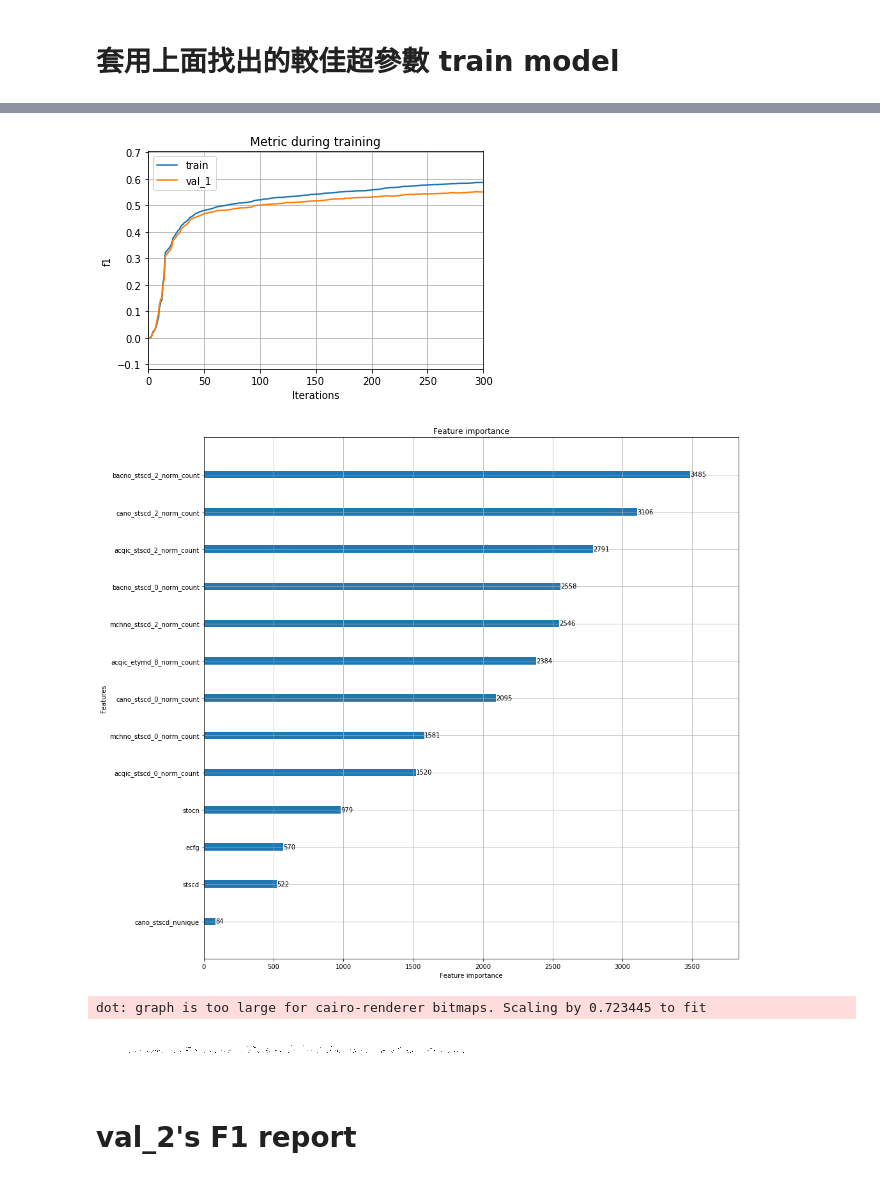
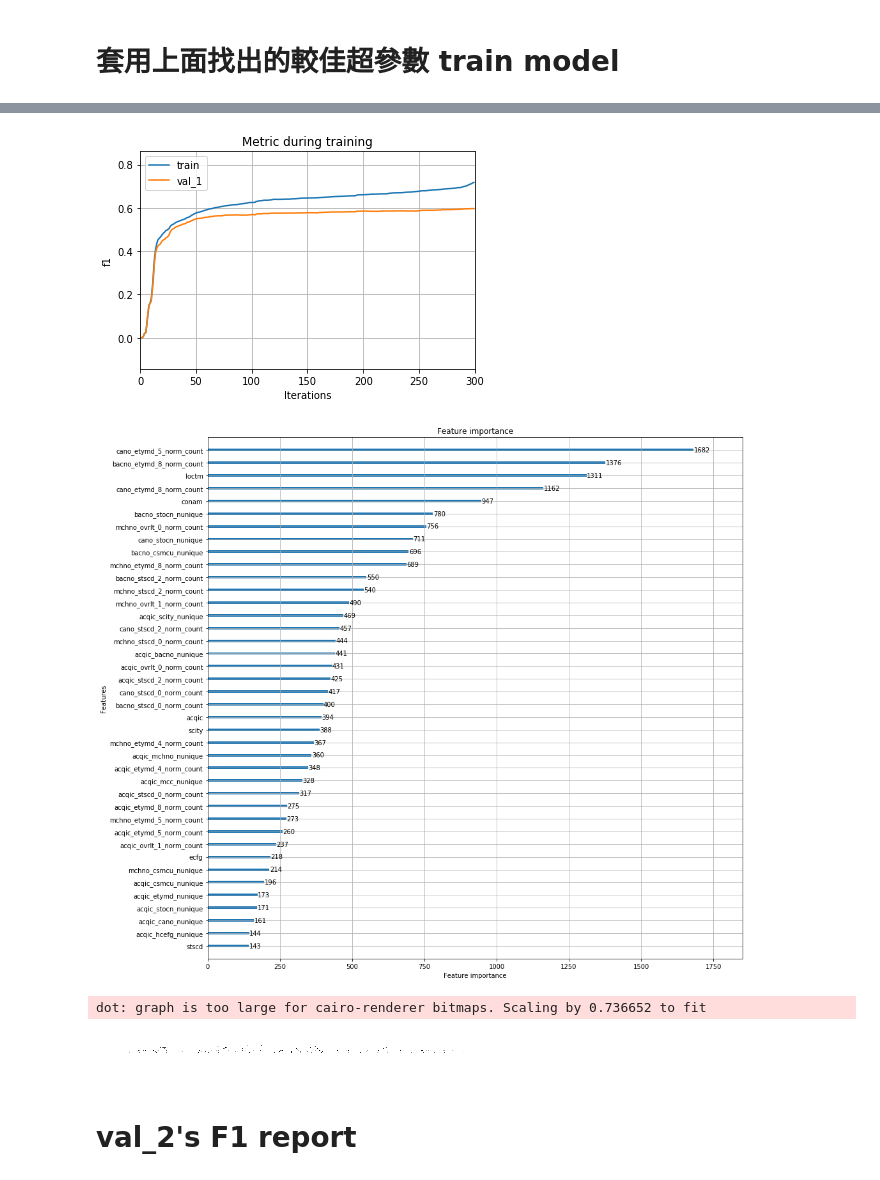
Before and after one commit to skywalker0803r/Ricky, a Jupyter notebook: 玉山AI比賽_modeling.ipynb, the cells around one changed output, grey strips where cells are left out. Cells and saved outputs as stored; diff of their text form; code cells hidden in the pictures.

```diff
--- a/玉山AI比賽_modeling.ipynb
+++ b/玉山AI比賽_modeling.ipynb
@@ -215,7 +232,7 @@ def lgb_f1_score(y_hat, data):
 # 定義超參數
 parameters = {
     'boosting_type':'gbdt',
-    #'n_estimators':100,
+    'n_estimators':100,
     'objective': 'cross_entropy',
     'metric': 'cross_entropy',
     'num_iterations': 100*3,
@@ -226,8 +243,8 @@ parameters = {
     'tree_learner': 'data',
     "is_unbalance": True,
     "early_stopping_round": 30,
-    'min_child_samples': 30,
-    #'min_child_weight': 0.001,
+    'min_child_samples': 20,
+    'min_child_weight': 0.002,
     }
 
 # train data
@@ -297,7 +314,7 @@ Did not meet early stopping. Best iteration is:
-[figure, old version]
+[figure, new version]
-[figure, old version]
+[figure, new version]
-dot: graph is too large for cairo-renderer bitmaps. Scaling by 0.723445 to fit
+dot: graph is too large for cairo-renderer bitmaps. Scaling by 0.736652 to fit
-[figure, old version]
+[figure, new version]
 # %% [markdown]
 # val_2's F1 report
 # %%
```
Also changed, not shown: parts of 15 cells of this notebook.
